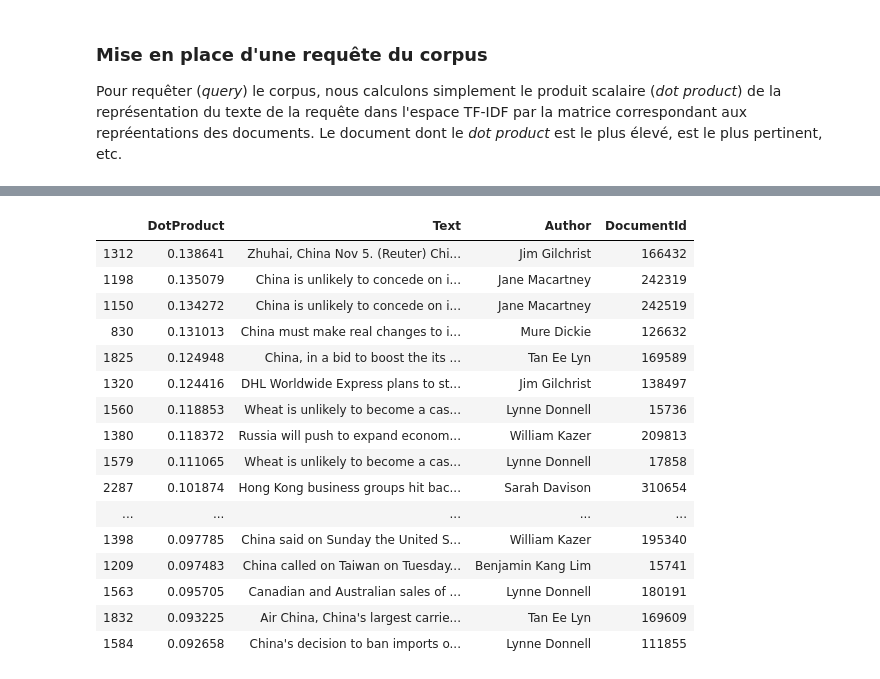
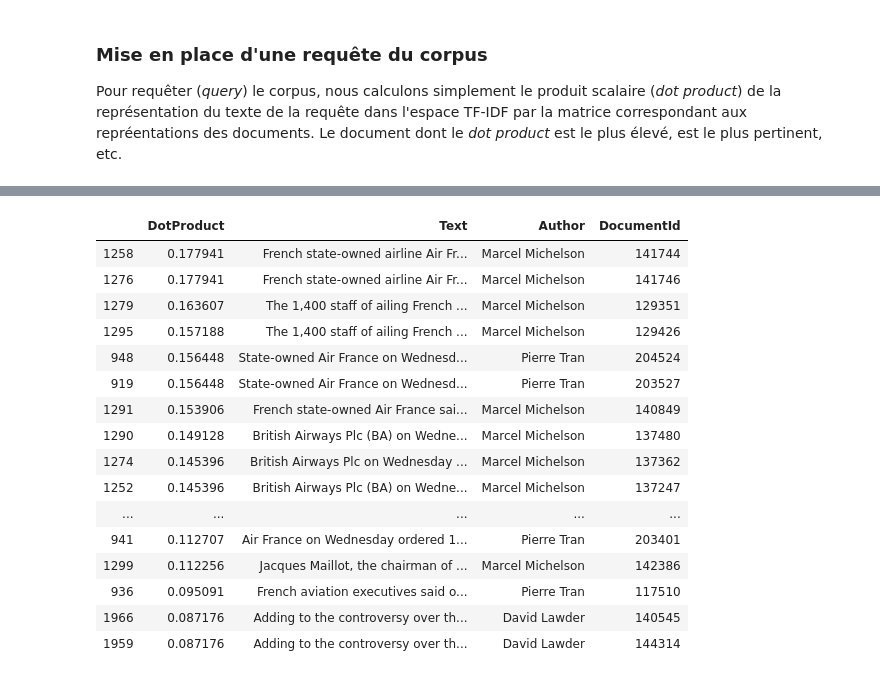
Before and after one commit to Barenn/Indexation-Web-TP, a Jupyter notebook: tp1.ipynb, the cells around one changed output, grey strips where cells are left out. Drawn from its saved outputs; the diff is of its cells as text; code cells hidden in the pictures.

```diff
--- a/tp1.ipynb
+++ b/tp1.ipynb
@@ -279,0 +286,3 @@ Wall time: 2.33 s
+# %%
+%%time
+tf_idf_matrix = calculate_tf_idf_matrix(index, texts)
@@ -282,6 +294,5 @@ Wall time: 2.33 s
 
 Pour requêter (_query_) le corpus, nous calculons simplement le produit scalaire (_dot product_) de la représentation du texte de la requête dans l'espace TF-IDF par la matrice correspondant aux repréentations des documents. Le document dont le _dot product_ est le plus élevé, est le plus pertinent, etc.
 # %%
-%%time
-query_corpus("china", index, matrix_tfidf, texts, nb_to_show=20)
+query_corpus("air france", index, tf_idf_matrix, texts, nb_to_show=20)
 # %% [output]
@@ -290,17 +299,17 @@ Wall time: 92.6 ms
 |  | DotProduct | Text | Author | DocumentId |
-| 1312 | 0.138641 | Zhuhai, China Nov 5. (Reuter) Chi... | Jim Gilchrist | 166432 |
-| 1198 | 0.135079 | China is unlikely to concede on i... | Jane Macartney | 242319 |
-| 1150 | 0.134272 | China is unlikely to concede on i... | Jane Macartney | 242519 |
-| 830 | 0.131013 | China must make real changes to i... | Mure Dickie | 126632 |
-| 1825 | 0.124948 | China, in a bid to boost the its ... | Tan Ee Lyn | 169589 |
-| 1320 | 0.124416 | DHL Worldwide Express plans to st... | Jim Gilchrist | 138497 |
-| 1560 | 0.118853 | Wheat is unlikely to become a cas... | Lynne Donnell | 15736 |
-| 1380 | 0.118372 | Russia will push to expand econom... | William Kazer | 209813 |
-| 1579 | 0.111065 | Wheat is unlikely to become a cas... | Lynne Donnell | 17858 |
-| 2287 | 0.101874 | Hong Kong business groups hit bac... | Sarah Davison | 310654 |
+| 1258 | 0.177941 | French state-owned airline Air Fr... | Marcel Michelson | 141744 |
+| 1276 | 0.177941 | French state-owned airline Air Fr... | Marcel Michelson | 141746 |
+| 1279 | 0.163607 | The 1,400 staff of ailing French ... | Marcel Michelson | 129351 |
+| 1295 | 0.157188 | The 1,400 staff of ailing French ... | Marcel Michelson | 129426 |
+| 948 | 0.156448 | State-owned Air France on Wednesd... | Pierre Tran | 204524 |
+| 919 | 0.156448 | State-owned Air France on Wednesd... | Pierre Tran | 203527 |
+| 1291 | 0.153906 | French state-owned Air France sai... | Marcel Michelson | 140849 |
+| 1290 | 0.149128 | British Airways Plc (BA) on Wedne... | Marcel Michelson | 137480 |
+| 1274 | 0.145396 | British Airways Plc on Wednesday ... | Marcel Michelson | 137362 |
+| 1252 | 0.145396 | British Airways Plc (BA) on Wedne... | Marcel Michelson | 137247 |
 | ... | ... | ... | ... | ... |
-| 1398 | 0.097785 | China said on Sunday the United S... | William Kazer | 195340 |
-| 1209 | 0.097483 | China called on Taiwan on Tuesday... | Benjamin Kang Lim | 15741 |
-| 1563 | 0.095705 | Canadian and Australian sales of ... | Lynne Donnell | 180191 |
-| 1832 | 0.093225 | Air China, China's largest carrie... | Tan Ee Lyn | 169609 |
-| 1584 | 0.092658 | China's decision to ban imports o... | Lynne Donnell | 111855 |
+| 941 | 0.112707 | Air France on Wednesday ordered 1... | Pierre Tran | 203401 |
+| 1299 | 0.112256 | Jacques Maillot, the chairman of ... | Marcel Michelson | 142386 |
+| 936 | 0.095091 | French aviation executives said o... | Pierre Tran | 117510 |
+| 1966 | 0.087176 | Adding to the controversy over th... | David Lawder | 140545 |
+| 1959 | 0.087176 | Adding to the controversy over th... | David Lawder | 144314 |
```
Also changed, not shown: parts of 21 cells of this notebook, 1 other file.
